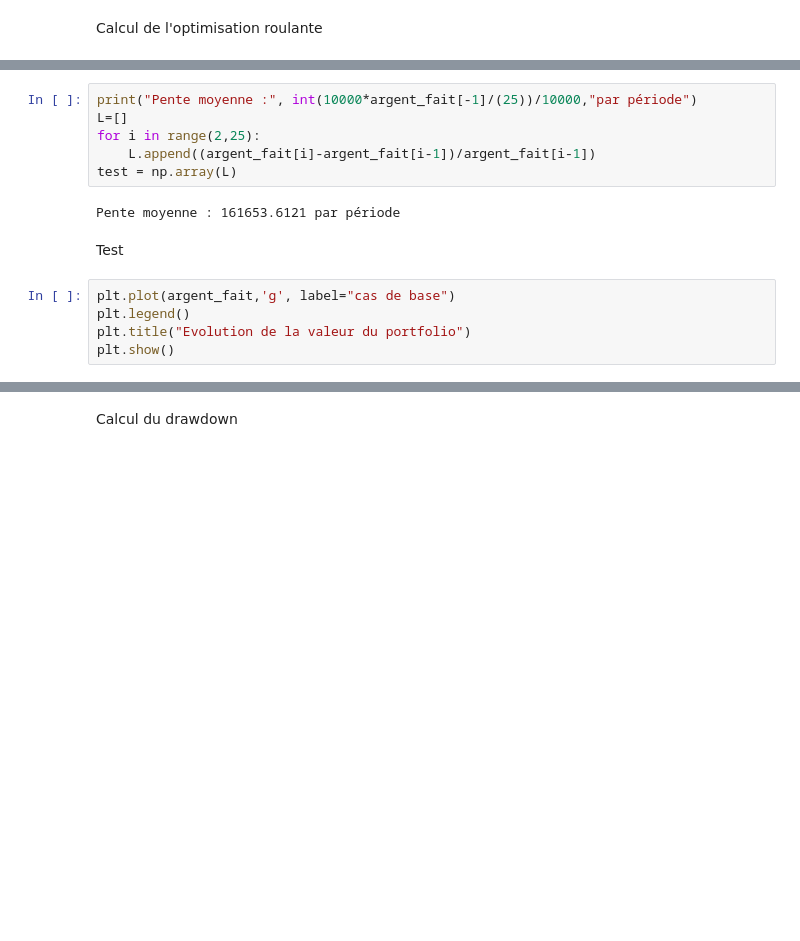
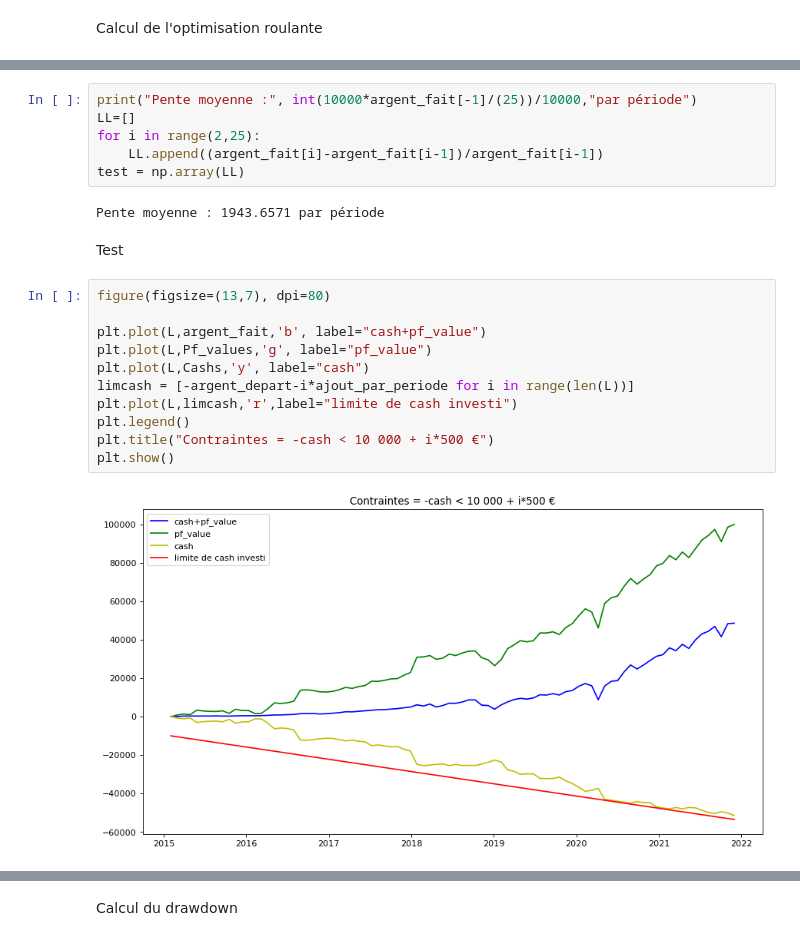
Before and after one commit to Armand-Morin/Portfolio_Optimization_Volga-Technologies, a Jupyter notebook: Tests_Malo.ipynb, the cells around one changed output, grey strips where cells are left out. Saved outputs shown, nothing was run; the diff lists cells and outputs as text; blank space fills up the shorter version.

```diff
--- a/Tests_Malo.ipynb
+++ b/Tests_Malo.ipynb
@@ -277,16 +385,24 @@ Temps d'exécution: 1.2243714332580566
 # %%
 print("Pente moyenne :", int(10000*argent_fait[-1]/(25))/10000,"par période")
-L=[]
+LL=[]
 for i in range(2,25):
-    L.append((argent_fait[i]-argent_fait[i-1])/argent_fait[i-1])
-test = np.array(L)
+    LL.append((argent_fait[i]-argent_fait[i-1])/argent_fait[i-1])
+test = np.array(LL)
 # %% [output]
-Pente moyenne : 161653.6121 par période
+Pente moyenne : 1943.6571 par période
 # %% [markdown]
 Test
 # %%
-plt.plot(argent_fait,'g', label="cas de base")
+figure(figsize=(13,7), dpi=80)
+
+plt.plot(L,argent_fait,'b', label="cash+pf_value")
+plt.plot(L,Pf_values,'g', label="pf_value")
+plt.plot(L,Cashs,'y', label="cash")
+limcash = [-argent_depart-i*ajout_par_periode for i in range(len(L))]
+plt.plot(L,limcash,'r',label="limite de cash investi")
 plt.legend()
-plt.title("Evolution de la valeur du portfolio")
+plt.title("Contraintes = -cash < 10 000 + i*500 €")
 plt.show()
+# %% [output]
+[figure, added]
 # %%
```
Also changed, not shown: parts of 21 cells of this notebook.
